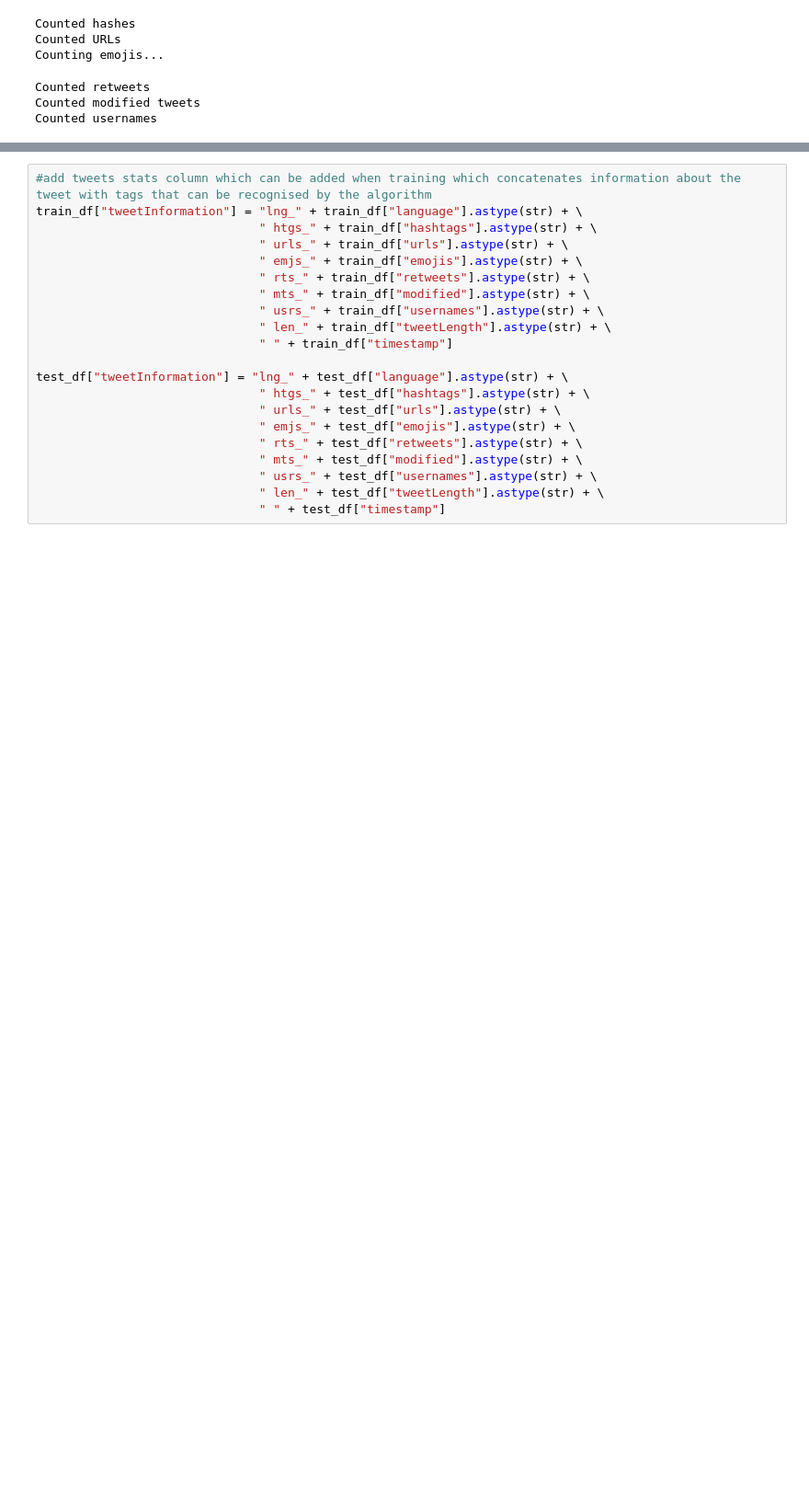
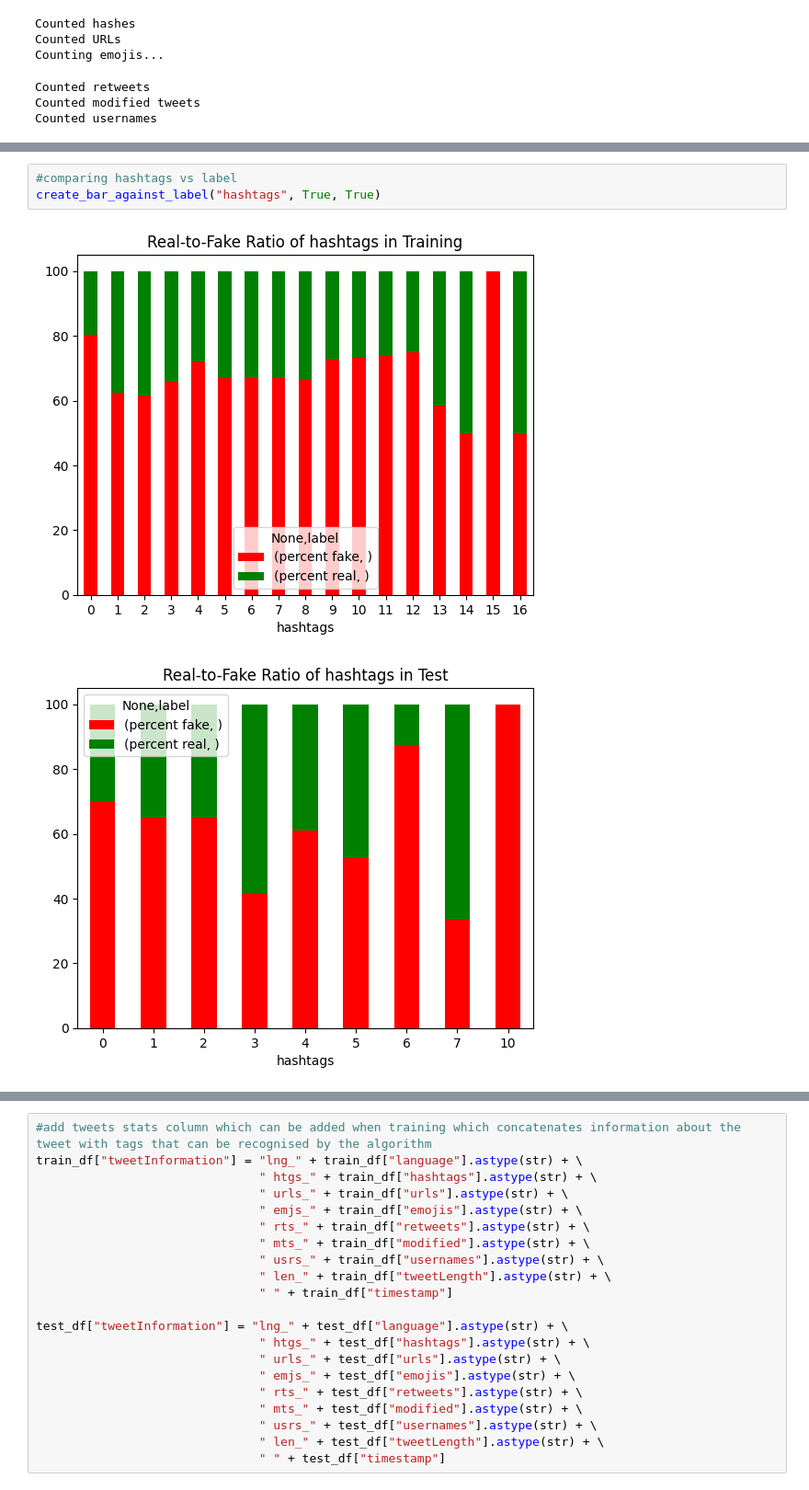
Before and after one commit to tee1g21/Machine-Learning-Technologies-Coursework, a Jupyter notebook: mediaEval.ipynb, the cells around one changed output, grey strips where cells are left out. Shown at 92% size. Drawn from its saved outputs; the diff is of its cells as text; blank space fills up the shorter version.

```diff
--- a/mediaEval.ipynb
+++ b/mediaEval.ipynb
@@ -374,0 +417,6 @@ Counted usernames
+# %%
+#comparing hashtags vs label
+create_bar_against_label("hashtags", True, True)
+# %% [output]
+[figure, added]
+[figure, added]
```
Also changed, not shown: parts of 29 cells of this notebook, 1 other file.
